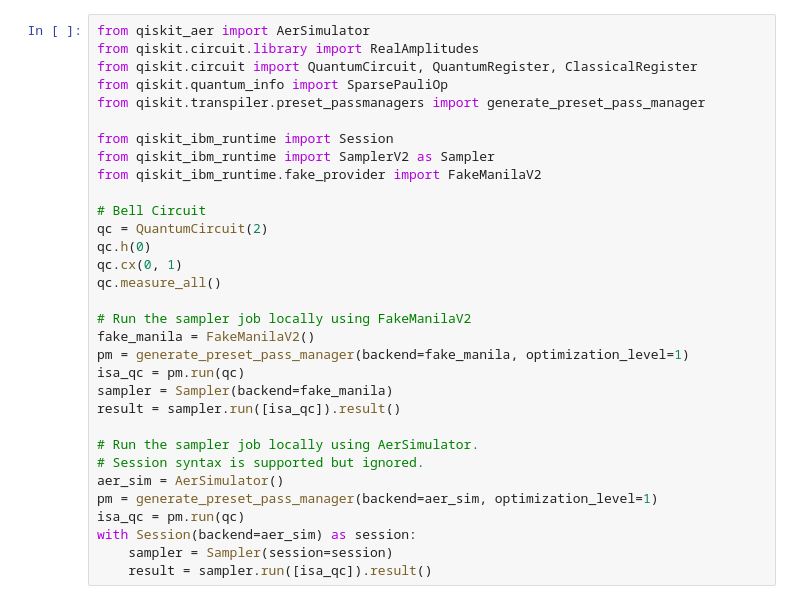
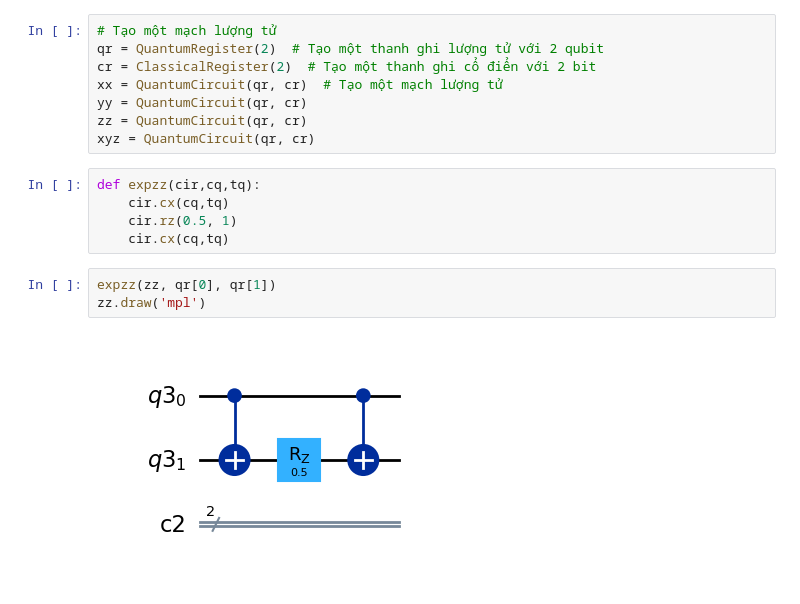
Before and after one commit to vuhuong-2509/qiskit, a Jupyter notebook: Test.ipynb, the cells around one changed output. Drawn from its saved outputs; the diff is of its cells as text.

```diff
--- a/Test.ipynb
+++ b/Test.ipynb
@@ -82,32 +14,18 @@ AccountNotFoundError: 'Unable to find account.'
-# %%
-from qiskit_aer import AerSimulator
-from qiskit.circuit.library import RealAmplitudes
-from qiskit.circuit import QuantumCircuit, QuantumRegister, ClassicalRegister
-from qiskit.quantum_info import SparsePauliOp
-from qiskit.transpiler.preset_passmanagers import generate_preset_pass_manager
-
-from qiskit_ibm_runtime import Session
-from qiskit_ibm_runtime import SamplerV2 as Sampler
-from qiskit_ibm_runtime.fake_provider import FakeManilaV2
-
-# Bell Circuit
-qc = QuantumCircuit(2)
-qc.h(0)
-qc.cx(0, 1)
-qc.measure_all()
-
-# Run the sampler job locally using FakeManilaV2
-fake_manila = FakeManilaV2()
-pm = generate_preset_pass_manager(backend=fake_manila, optimization_level=1)
-isa_qc = pm.run(qc)
-sampler = Sampler(backend=fake_manila)
-result = sampler.run([isa_qc]).result()
-
-# Run the sampler job locally using AerSimulator.
-# Session syntax is supported but ignored.
-aer_sim = AerSimulator()
-pm = generate_preset_pass_manager(backend=aer_sim, optimization_level=1)
-isa_qc = pm.run(qc)
-with Session(backend=aer_sim) as session:
-    sampler = Sampler(session=session)
-    result = sampler.run([isa_qc]).result()
+# %%
+# Tạo một mạch lượng tử
+qr = QuantumRegister(2)  # Tạo một thanh ghi lượng tử với 2 qubit
+cr = ClassicalRegister(2)  # Tạo một thanh ghi cổ điển với 2 bit
+xx = QuantumCircuit(qr, cr)  # Tạo một mạch lượng tử
+yy = QuantumCircuit(qr, cr)
+zz = QuantumCircuit(qr, cr)
+xyz = QuantumCircuit(qr, cr)
+# %%
+def expzz(cir,cq,tq):
+    cir.cx(cq,tq)
+    cir.rz(0.5, 1)
+    cir.cx(cq,tq)
+# %%
+expzz(zz, qr[0], qr[1])
+zz.draw('mpl')
+# %% [output]
+[figure, added]
```
Also changed, not shown: parts of 13 cells of this notebook, 11 other files.
